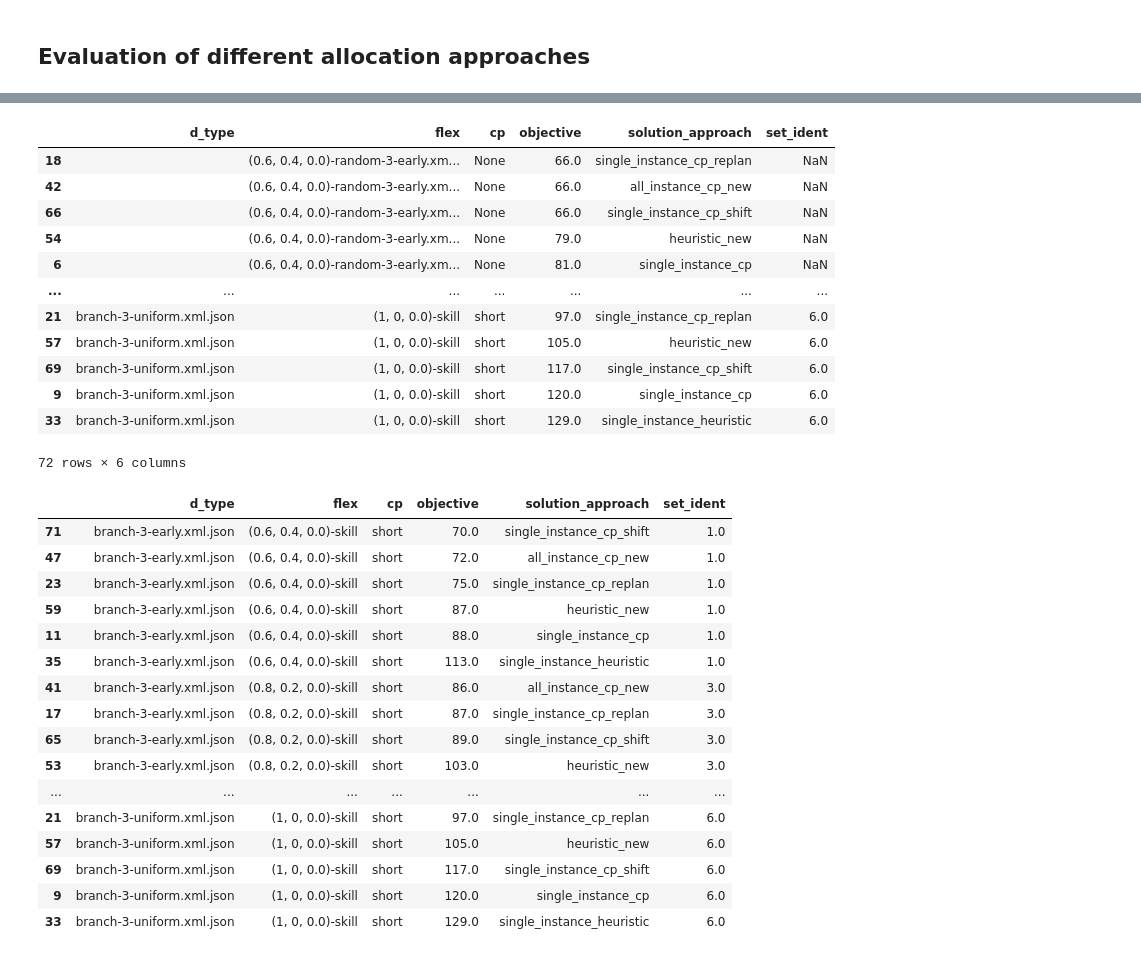
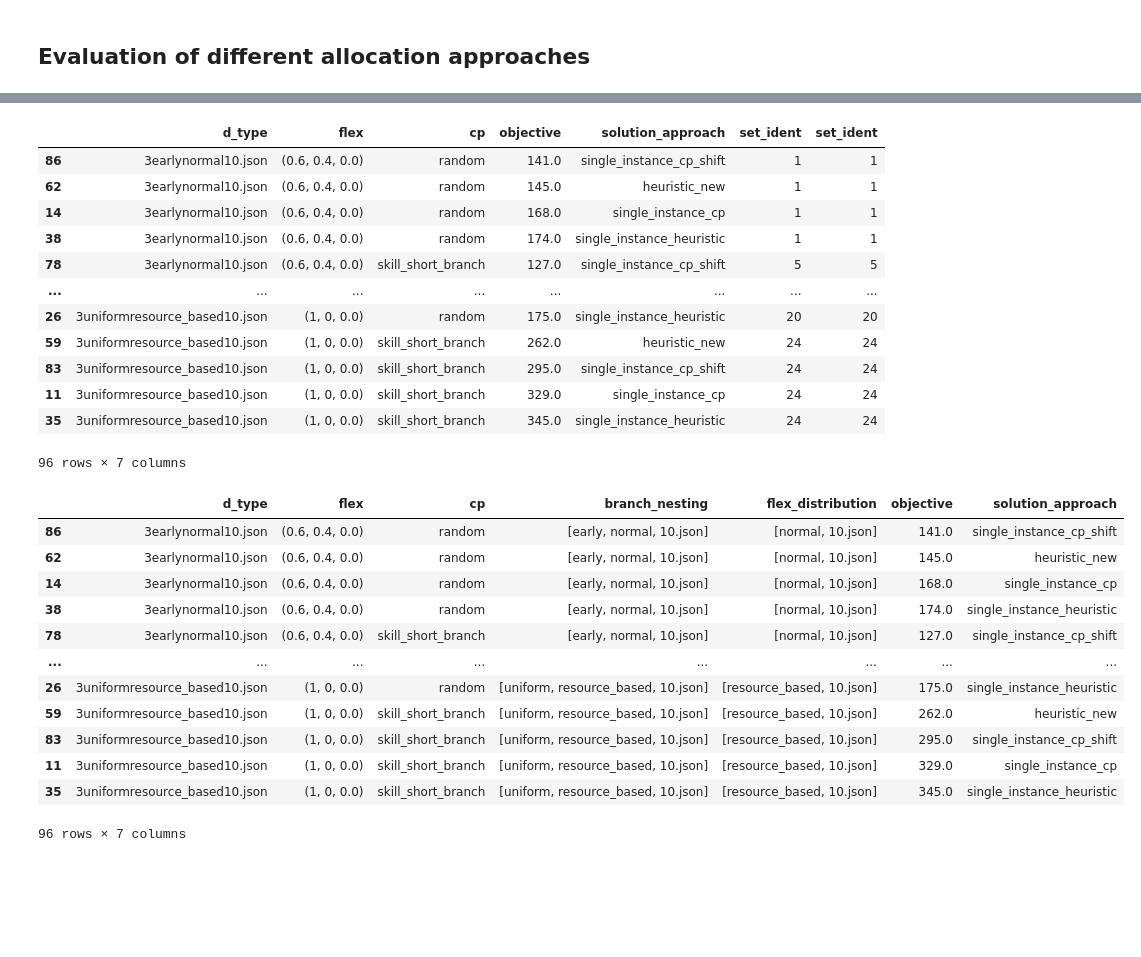
Before and after one commit to Schlixmann/ra_pst_py, a Jupyter notebook: evaluation.ipynb, the cells around one changed output, grey strips where cells are left out. Drawn from its saved outputs; the diff is of its cells as text; code cells hidden in the pictures; blank space fills up the shorter version.

Commit message:
evalution: Evaluation fixed

```diff
--- a/evaluation.ipynb
+++ b/evaluation.ipynb
@@ -6,4 +10,2 @@ import os
 # %% [markdown]
 ## Evaluation of different allocation approaches
-# %%
-directory = Path("testsets5/testset5/evaluation")
@@ -36,5 +669,6 @@ files
 # %%
 data = {}
+metadata = {}
 for file in files:
     print(file)
     with open(file) as f:
@@ -42,6 +676,8 @@ for file in files:
         object
     try:
         data[str(file)] = object["solution"]
+        metadata[str(file)] = object["metadata"]
+        print(data[str(file)])
     except:
         KeyError
         print(f"excluded file: {file}")
@@ -75,0 +780,7 @@ df['d_type'] = df['d_type'].apply(lambda x: "".join(x))
+# %%
+df = pd.DataFrame.from_dict(data, orient="index")
+meta_df = pd.DataFrame.from_dict(metadata, orient="index")
+df = pd.concat([df, meta_df], axis=1)
+
+resource_importance = pd.json_normalize(df["resource_importance"]).set_index(df.index)
+df = pd.concat([df, resource_importance], axis=1)
@@ -92,48 +815,45 @@ df
 # %%
+
 
 df["set_ident"] =  df.groupby(['flex', 'cp', 'd_type']).ngroup() + 1
 df = df.sort_values(by=["d_type", "flex", "cp", "objective" ])
-fin_df = df[["d_type", "flex", "cp", "objective", "solution_approach", "set_ident" ]]
+fin_df = df[["d_type", "flex", "cp", "objective", "solution_approach", "set_ident" , "set_ident"]]
 fin_df
 # %% [output]
-|  | d_type | flex | cp | objective | solution_approach | set_ident |
-| 18 |  | (0.6, 0.4, 0.0)-random-3-early.xm... | None | 66.0 | single_instance_cp_replan | NaN |
-| 42 |  | (0.6, 0.4, 0.0)-random-3-early.xm... | None | 66.0 | all_instance_cp_new | NaN |
-| 66 |  | (0.6, 0.4, 0.0)-random-3-early.xm... | None | 66.0 | single_instance_cp_shift | NaN |
-| 54 |  | (0.6, 0.4, 0.0)-random-3-early.xm... | None | 79.0 | heuristic_new | NaN |
-| 6 |  | (0.6, 0.4, 0.0)-random-3-early.xm... | None | 81.0 | single_instance_cp | NaN |
-| ... | ... | ... | ... | ... | ... | ... |
-| 21 | branch-3-uniform.xml.json | (1, 0, 0.0)-skill | short | 97.0 | single_instance_cp_replan | 6.0 |
-| 57 | branch-3-uniform.xml.json | (1, 0, 0.0)-skill | short | 105.0 | heuristic_new | 6.0 |
-| 69 | branch-3-uniform.xml.json | (1, 0, 0.0)-skill | short | 117.0 | single_instance_cp_shift | 6.0 |
-| 9 | branch-3-uniform.xml.json | (1, 0, 0.0)-skill | short | 120.0 | single_instance_cp | 6.0 |
-| 33 | branch-3-uniform.xml.json | (1, 0, 0.0)-skill | short | 129.0 | single_instance_heuristic | 6.0 |
+|  | d_type | flex | cp | objective | solution_approach | set_ident | set_ident |
+| 86 | 3earlynormal10.json | (0.6, 0.4, 0.0) | random | 141.0 | single_instance_cp_shift | 1 | 1 |
+| 62 | 3earlynormal10.json | (0.6, 0.4, 0.0) | random | 145.0 | heuristic_new | 1 | 1 |
+| 14 | 3earlynormal10.json | (0.6, 0.4, 0.0) | random | 168.0 | single_instance_cp | 1 | 1 |
+| 38 | 3earlynormal10.json | (0.6, 0.4, 0.0) | random | 174.0 | single_instance_heuristic | 1 | 1 |
+| 78 | 3earlynormal10.json | (0.6, 0.4, 0.0) | skill_short_branch | 127.0 | single_instance_cp_shift | 5 | 5 |
+| ... | ... | ... | ... | ... | ... | ... | ... |
+| 26 | 3uniformresource_based10.json | (1, 0, 0.0) | random | 175.0 | single_instance_heuristic | 20 | 20 |
+| 59 | 3uniformresource_based10.json | (1, 0, 0.0) | skill_short_branch | 262.0 | heuristic_new | 24 | 24 |
+| 83 | 3uniformresource_based10.json | (1, 0, 0.0) | skill_short_branch | 295.0 | single_instance_cp_shift | 24 | 24 |
+| 11 | 3uniformresource_based10.json | (1, 0, 0.0) | skill_short_branch | 329.0 | single_instance_cp | 24 | 24 |
+| 35 | 3uniformresource_based10.json | (1, 0, 0.0) | skill_short_branch | 345.0 | single_instance_heuristic | 24 | 24 |
-72 rows × 6 columns
+96 rows × 7 columns
 # %%
 # Count the occurrences of each set_ident
 set_ident_counts = df['set_ident'].value_counts()
 
 # Filter for identifiers that appear 4 or more times
 valid_identifiers = set_ident_counts[set_ident_counts >= 4].index
 
 # Return rows where the set_ident is in valid_identifiers
-filtered_df = df[df['set_ident'].isin(valid_identifiers)][["d_type", "flex", "cp", "objective", "solution_approach", "set_ident" ]]
+filtered_df = df[df['set_ident'].isin(valid_identifiers)][["d_type", "flex", "cp", "branch_nesting", "flex_distribution", "objective", "solution_approach"]]
 filtered_df
 # %% [output]
-|  | d_type | flex | cp | objective | solution_approach | set_ident |
-| 71 | branch-3-early.xml.json | (0.6, 0.4, 0.0)-skill | short | 70.0 | single_instance_cp_shift | 1.0 |
-| 47 | branch-3-early.xml.json | (0.6, 0.4, 0.0)-skill | short | 72.0 | all_instance_cp_new | 1.0 |
-| 23 | branch-3-early.xml.json | (0.6, 0.4, 0.0)-skill | short | 75.0 | single_instance_cp_replan | 1.0 |
-| 59 | branch-3-early.xml.json | (0.6, 0.4, 0.0)-skill | short | 87.0 | heuristic_new | 1.0 |
-| 11 | branch-3-early.xml.json | (0.6, 0.4, 0.0)-skill | short | 88.0 | single_instance_cp | 1.0 |
-| 35 | branch-3-early.xml.json | (0.6, 0.4, 0.0)-skill | short | 113.0 | single_instance_heuristic | 1.0 |
-| 41 | branch-3-early.xml.json | (0.8, 0.2, 0.0)-skill | short | 86.0 | all_instance_cp_new | 3.0 |
-| 17 | branch-3-early.xml.json | (0.8, 0.2, 0.0)-skill | short | 87.0 | single_instance_cp_replan | 3.0 |
-| 65 | branch-3-early.xml.json | (0.8, 0.2, 0.0)-skill | short | 89.0 | single_instance_cp_shift | 3.0 |
-| 53 | branch-3-early.xml.json | (0.8, 0.2, 0.0)-skill | short | 103.0 | heuristic_new | 3.0 |
-| ... | ... | ... | ... | ... | ... | ... |
-| 21 | branch-3-uniform.xml.json | (1, 0, 0.0)-skill | short | 97.0 | single_instance_cp_replan | 6.0 |
-| 57 | branch-3-uniform.xml.json | (1, 0, 0.0)-skill | short | 105.0 | heuristic_new | 6.0 |
-| 69 | branch-3-uniform.xml.json | (1, 0, 0.0)-skill | short | 117.0 | single_instance_cp_shift | 6.0 |
-| 9 | branch-3-uniform.xml.json | (1, 0, 0.0)-skill | short | 120.0 | single_instance_cp | 6.0 |
-| 33 | branch-3-uniform.xml.json | (1, 0, 0.0)-skill | short | 129.0 | single_instance_heuristic | 6.0 |
+|  | d_type | flex | cp | branch_nesting | flex_distribution | objective | solution_approach |
+| 86 | 3earlynormal10.json | (0.6, 0.4, 0.0) | random | [early, normal, 10.json] | [normal, 10.json] | 141.0 | single_instance_cp_shift |
+| 62 | 3earlynormal10.json | (0.6, 0.4, 0.0) | random | [early, normal, 10.json] | [normal, 10.json] | 145.0 | heuristic_new |
+| 14 | 3earlynormal10.json | (0.6, 0.4, 0.0) | random | [early, normal, 10.json] | [normal, 10.json] | 168.0 | single_instance_cp |
+| 38 | 3earlynormal10.json | (0.6, 0.4, 0.0) | random | [early, normal, 10.json] | [normal, 10.json] | 174.0 | single_instance_heuristic |
+| 78 | 3earlynormal10.json | (0.6, 0.4, 0.0) | skill_short_branch | [early, normal, 10.json] | [normal, 10.json] | 127.0 | single_instance_cp_shift |
+| ... | ... | ... | ... | ... | ... | ... | ... |
+| 26 | 3uniformresource_based10.json | (1, 0, 0.0) | random | [uniform, resource_based, 10.json] | [resource_based, 10.json] | 175.0 | single_instance_heuristic |
+| 59 | 3uniformresource_based10.json | (1, 0, 0.0) | skill_short_branch | [uniform, resource_based, 10.json] | [resource_based, 10.json] | 262.0 | heuristic_new |
+| 83 | 3uniformresource_based10.json | (1, 0, 0.0) | skill_short_branch | [uniform, resource_based, 10.json] | [resource_based, 10.json] | 295.0 | single_instance_cp_shift |
+| 11 | 3uniformresource_based10.json | (1, 0, 0.0) | skill_short_branch | [uniform, resource_based, 10.json] | [resource_based, 10.json] | 329.0 | single_instance_cp |
+| 35 | 3uniformresource_based10.json | (1, 0, 0.0) | skill_short_branch | [uniform, resource_based, 10.json] | [resource_based, 10.json] | 345.0 | single_instance_heuristic |
+96 rows × 7 columns
```
Also changed, not shown: parts of 56 cells of this notebook.
